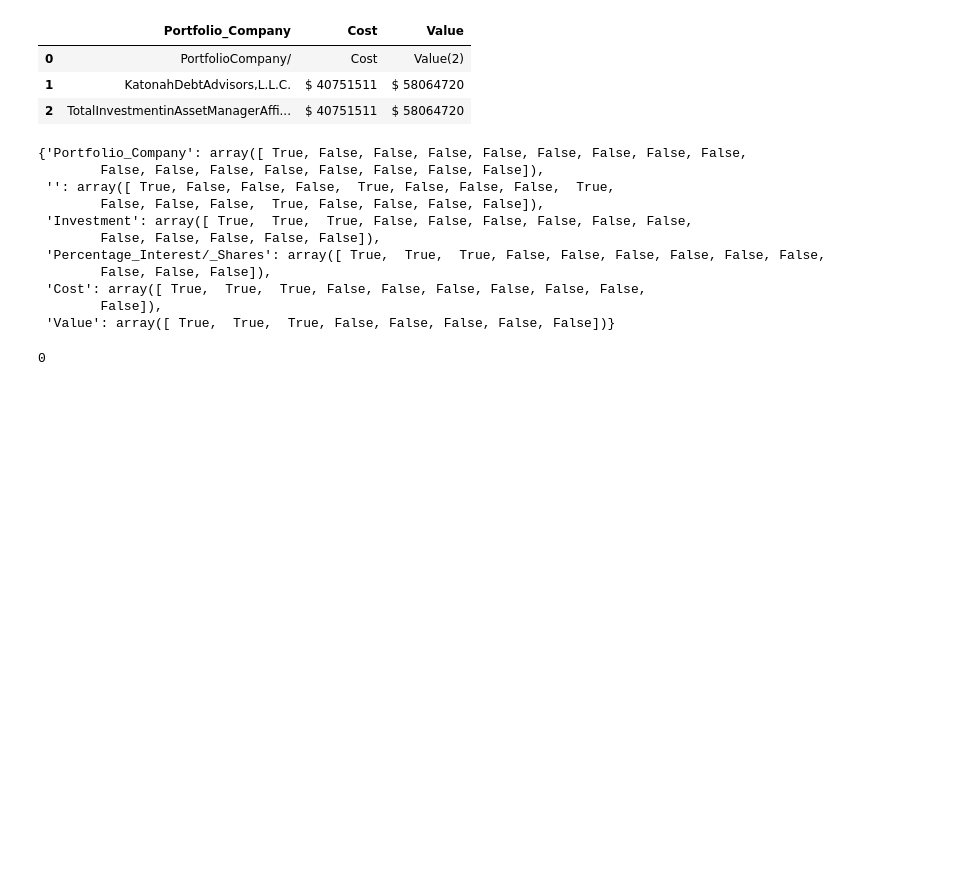
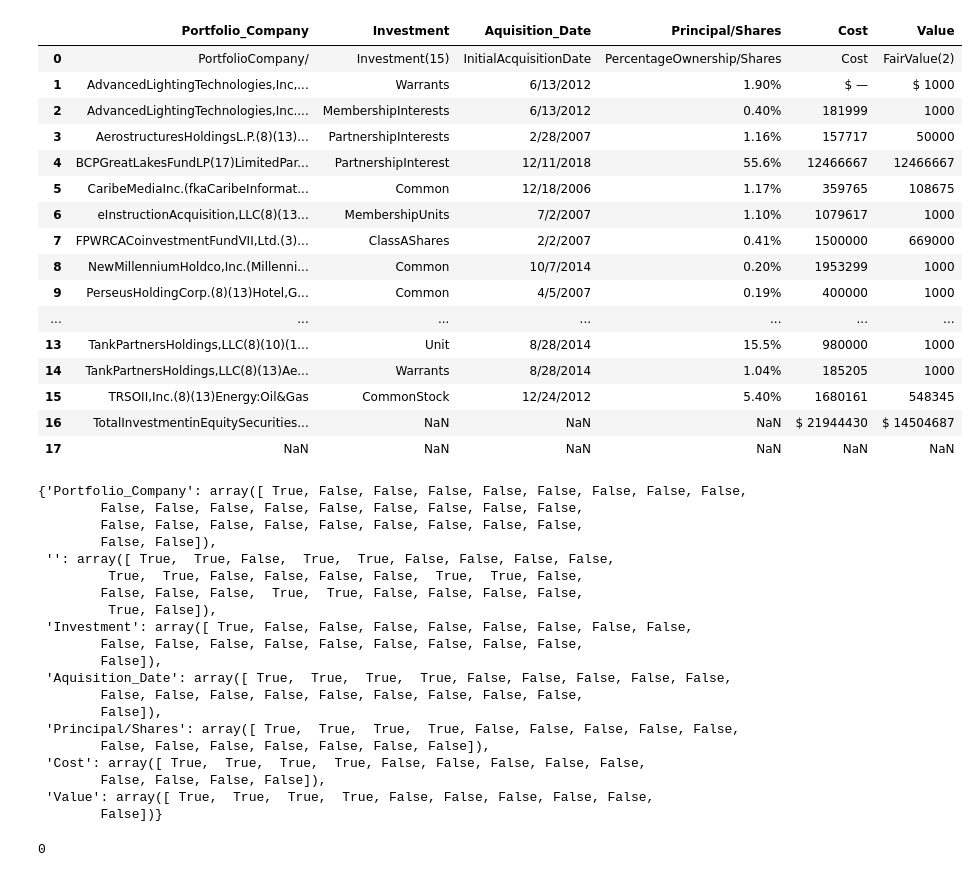
Before and after one commit to Coffee-Code-Philly-Accelerator/sec_filings, a Jupyter notebook: 1372807/debugging.ipynb, the cells around one changed output. Cells and saved outputs as stored; diff of their text form; code cells hidden in the pictures; blank space fills up the shorter version.

Commit message:
getting man paths

```diff
--- a/1372807/debugging.ipynb
+++ b/1372807/debugging.ipynb
@@ -144,6 +144,11 @@ def exceptions()->dict:
         '2010-03-31\\Schedule_of_Investments_7.csv':dict(),
         '2010-03-31\\Schedule_of_Investments_8.csv':dict(),
         '2010-06-30\\Schedule_of_Investments_19.csv':dict(),
+        '2011-06-30\\Schedule_of_Investments_4.csv':dict(),
+        '2011-06-30\\Schedule_of_Investments_6.csv':dict(),
+        '2011-06-30\\Schedule_of_Investments_9.csv':dict(),
+        '2011-12-31\\Schedule_of_Investments_9.csv':dict(),
+        '2012-03-31\\Schedule_of_Investments_27.csv':dict()
 
     }
 
@@ -280,6 +285,8 @@ def _clean(
     df = df.applymap(lambda x: x.strip() if isinstance(x, str) else x)
     df.dropna(axis=0,how='all',inplace=True)
     df = df[~df.apply(lambda row:row.astype(str).str.contains(except_rows,case=False, na=False).any(),axis=1)]
+    if df.shape[0] < 3:
+        return pd.DataFrame(), merged_pair_idxs
     if not merged_pair_idxs:
         important_fields = strip_string(get_header_rows(df),standardize=True)#get_key_fields(df)
         df.columns = important_fields
@@ -295,7 +302,7 @@ def _clean(
     df.replace([''],np.nan,regex=True,inplace=True) #':','$','%'
     df.dropna(axis=1,how='all',inplace=True)
 
-    columns = (~df.isna()).sum(axis=0) <= (4  if df.shape[0] > 12 else 2 if df.shape[0] != 4 else 1)
+    columns = (~df.isna()).sum(axis=0) <= (4  if df.shape[0] > 12 else 2 if df.shape[0] == 4 else 0)
     df = df.drop(columns=df.columns[columns])
     return df.reset_index(drop=True),merge_pair_idxs
 
@@ -320,7 +327,7 @@ def main()->None:
     for qtr in qtrs:
         if '.csv' in qtr or not os.path.exists(os.path.join(qtr,f'Schedule_of_Investments_0.csv')):
             continue
-        # qtr = '2008-12-31'
+        qtr = '2020-12-31'
         # logger.info(qtr)
         display(qtr)
         index_list_sum = i = 0
@@ -366,7 +373,7 @@ def main()->None:
         columns_to_drop = date_final.notna().sum() <= 2
         date_final.drop(columns=columns_to_drop[columns_to_drop].index)
         date_final.to_csv(os.path.join(qtr,'output',f'{qtr}.csv'),index=False)
-        # break
+        break
 
     # Use glob to find files
     files = sorted(glob.glob(f'*/output/*.csv'), key=extract_date)
@@ -411,5 +413,7 @@ WARNING:root:Applied processor reduces input query to empty string, all comparis
 # %%
-file_path = r'2010-12-31\\Schedule_of_Investments_13.csv'
+file_path = r'2018-12-31\\Schedule_of_Investments_4.csv'
+
+
 
 def standard_field_names()->tuple:
     return (
@@ -478,6 +482,8 @@ def _clean(
     df = df.applymap(lambda x: x.strip() if isinstance(x, str) else x)
     df.dropna(axis=0,how='all',inplace=True)
     df = df[~df.apply(lambda row:row.astype(str).str.contains(except_rows,case=False, na=False).any(),axis=1)]
+    if df.shape[0] < 3:
+        return pd.DataFrame(), merged_pair_idxs
     if not merged_pair_idxs:
         important_fields = strip_string(get_header_rows(df),standardize=True)#get_key_fields(df)
         df.columns = important_fields
@@ -493,20 +499,11 @@ def _clean(
     df.replace([''],np.nan,regex=True,inplace=True) #':','$','%'
     df.dropna(axis=1,how='all',inplace=True)
 
-    columns = (~df.isna()).sum(axis=0) <= (4  if df.shape[0] > 12 else 2 if df.shape[0] < 4 else 1)
+    columns = (~df.isna()).sum(axis=0) <= (4  if df.shape[0] > 12 else 2 if df.shape[0] == 4 else 0)
     df = df.drop(columns=df.columns[columns])
     return df.reset_index(drop=True),merge_pair_idxs
 
 
-
-# merged_pair_idxs = {
-#     'Portfolio Company': np.array([ True, False, False, False, False, False, False, False, False,False, False, False, False, False]),
-#     'Investment /Interest Rate /Maturity': np.array([ False, True, False, False, False, False, False, False, False,False, False, False, False, False]),
-#     'Percent_of_Interests_Held':np.array([False,False,True,False,False,False,False,False,False,False,False,False,False,False]),
-#     'Cost':np.array([False,False,False,False,True,True,False,False,False,False,False,False,False,False]),
-#     'Value':np.array([False,False,False,False,False,False,True,True,False,False,False,False,False]),
-#     '':np.array([True]*6 + [False]*6),
-# }
 merged_pair_idxs = {}
 ex = exceptions()
 ex_rows = '|'.join(except_rows())
@@ -527,16 +531,38 @@ WARNING:root:Applied processor reduces input query to empty string, all comparis
-|  | Portfolio_Company | Cost | Value |
-| 0 | PortfolioCompany/ | Cost | Value(2) |
-| 1 | KatonahDebtAdvisors,L.L.C. | $ 40751511 | $ 58064720 |
-| 2 | TotalInvestmentinAssetManagerAffi... | $ 40751511 | $ 58064720 |
+|  | Portfolio_Company | Investment | Aquisition_Date | Principal/Shares | Cost | Value |
+| 0 | PortfolioCompany/ | Investment(15) | InitialAcquisitionDate | PercentageOwnership/Shares | Cost | FairValue(2) |
+| 1 | AdvancedLightingTechnologies,Inc,... | Warrants | 6/13/2012 | 1.90% | $ — | $ 1000 |
+| 2 | AdvancedLightingTechnologies,Inc.... | MembershipInterests | 6/13/2012 | 0.40% | 181999 | 1000 |
+| 3 | AerostructuresHoldingsL.P.(8)(13)... | PartnershipInterests | 2/28/2007 | 1.16% | 157717 | 50000 |
+| 4 | BCPGreatLakesFundLP(17)LimitedPar... | PartnershipInterest | 12/11/2018 | 55.6% | 12466667 | 12466667 |
+| 5 | CaribeMediaInc.(fkaCaribeInformat... | Common | 12/18/2006 | 1.17% | 359765 | 108675 |
+| 6 | eInstructionAcquisition,LLC(8)(13... | MembershipUnits | 7/2/2007 | 1.10% | 1079617 | 1000 |
+| 7 | FPWRCACoinvestmentFundVII,Ltd.(3)... | ClassAShares | 2/2/2007 | 0.41% | 1500000 | 669000 |
+| 8 | NewMillenniumHoldco,Inc.(Millenni... | Common | 10/7/2014 | 0.20% | 1953299 | 1000 |
+| 9 | PerseusHoldingCorp.(8)(13)Hotel,G... | Common | 4/5/2007 | 0.19% | 400000 | 1000 |
+| ... | ... | ... | ... | ... | ... | ... |
+| 13 | TankPartnersHoldings,LLC(8)(10)(1... | Unit | 8/28/2014 | 15.5% | 980000 | 1000 |
+| 14 | TankPartnersHoldings,LLC(8)(13)Ae... | Warrants | 8/28/2014 | 1.04% | 185205 | 1000 |
+| 15 | TRSOII,Inc.(8)(13)Energy:Oil&Gas | CommonStock | 12/24/2012 | 5.40% | 1680161 | 548345 |
+| 16 | TotalInvestmentinEquitySecurities... | NaN | NaN | NaN | $ 21944430 | $ 14504687 |
+| 17 | NaN | NaN | NaN | NaN | NaN | NaN |
 {'Portfolio_Company': array([ True, False, False, False, False, False, False, False, False,
-        False, False, False, False, False, False, False, False]),
- '': array([ True, False, False, False,  True, False, False, False,  True,
-        False, False, False,  True, False, False, False, False]),
- 'Investment': array([ True,  True,  True, False, False, False, False, False, False,
-        False, False, False, False, False]),
- 'Percentage_Interest/_Shares': array([ True,  True,  True, False, False, False, False, False, False,
-        False, False, False]),
- 'Cost': array([ True,  True,  True, False, False, False, False, False, False,
+        False, False, False, False, False, False, False, False, False,
+        False, False, False, False, False, False, False, False, False,
+        False, False]),
+ '': array([ True,  True, False,  True,  True, False, False, False, False,
+         True,  True, False, False, False, False,  True,  True, False,
+        False, False, False,  True,  True, False, False, False, False,
+         True, False]),
+ 'Investment': array([ True, False, False, False, False, False, False, False, False,
+        False, False, False, False, False, False, False, False, False,
         False]),
- 'Value': array([ True,  True,  True, False, False, False, False, False])}
+ 'Aquisition_Date': array([ True,  True,  True,  True, False, False, False, False, False,
+        False, False, False, False, False, False, False, False, False,
+        False]),
+ 'Principal/Shares': array([ True,  True,  True,  True, False, False, False, False, False,
+        False, False, False, False, False, False, False]),
+ 'Cost': array([ True,  True,  True,  True, False, False, False, False, False,
+        False, False, False, False]),
+ 'Value': array([ True,  True,  True,  True, False, False, False, False, False,
+        False])}
 0
```
Also changed, not shown: parts of 4 cells of this notebook, 12 other files.
